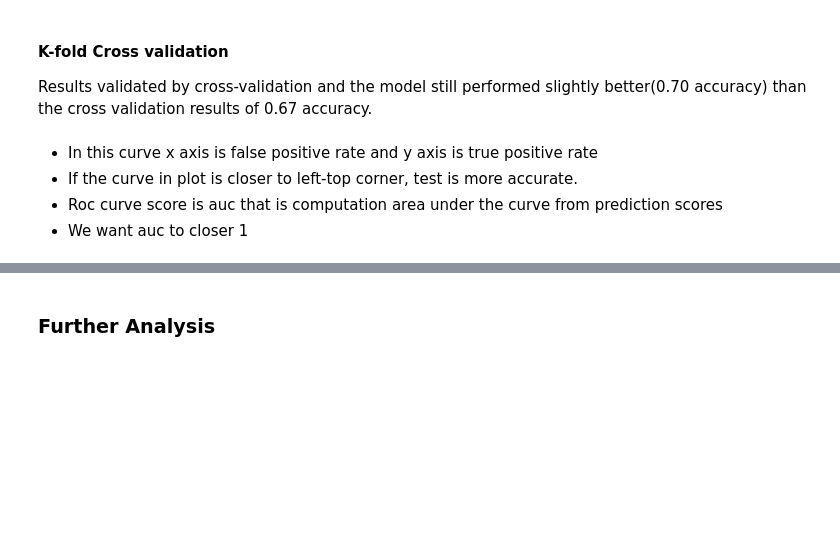
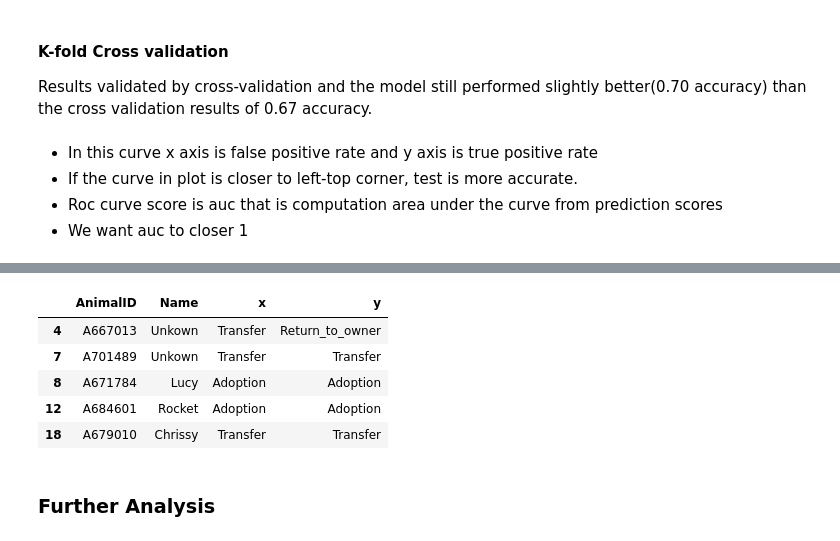
Before and after one commit to Alan-Apanga/MACHINE-LEARNING-1, a Jupyter notebook: MACHINE LEARNING.ipynb, the cells around one changed output, grey strips where cells are left out. Saved outputs shown, nothing was run; the diff lists cells and outputs as text; code cells hidden in the pictures; blank space fills up the shorter version.

```diff
--- a/MACHINE LEARNING.ipynb
+++ b/MACHINE LEARNING.ipynb
@@ -483,0 +512,13 @@ K-fold Cross Validation accuracy Results Mean:  0.6788863932568671
+# %%
+df_new = pd.DataFrame({'x':Y_test, 'y':y_predicted})
+
+# using dictionary to convert specific columns
+convert_dict = {'x': int,
+                'y': float
+                }
+df_new = df_new.astype(convert_dict)
+
+transform_nums = {"x":     {0: "Adoption", 1: "Died", 2:"Euthanasia", 3:"Return_to_owner", 4:"Transfer"},
+                  "y":     {0: "Adoption", 1: "Died", 2:"Euthanasia", 3:"Return_to_owner", 4:"Transfer"}}
+df_new = df_new.replace(transform_nums)
+df_new.head()
@@ -484,3 +545,13 @@ K-fold Cross Validation accuracy Results Mean:  0.6788863932568671
+# %%
+results = pd.merge(df_ID, df_new, left_index=True, right_index=True )
+results.head()
+# %% [output]
+|  | AnimalID | Name | x | y |
+| 4 | A667013 | Unkown | Transfer | Return_to_owner |
+| 7 | A701489 | Unkown | Transfer | Transfer |
+| 8 | A671784 | Lucy | Adoption | Adoption |
+| 12 | A684601 | Rocket | Adoption | Adoption |
+| 18 | A679010 | Chrissy | Transfer | Transfer |
 # %% [markdown]
 ### Further Analysis
 # %% [markdown]
```
Also changed, not shown: parts of 15 cells of this notebook.
